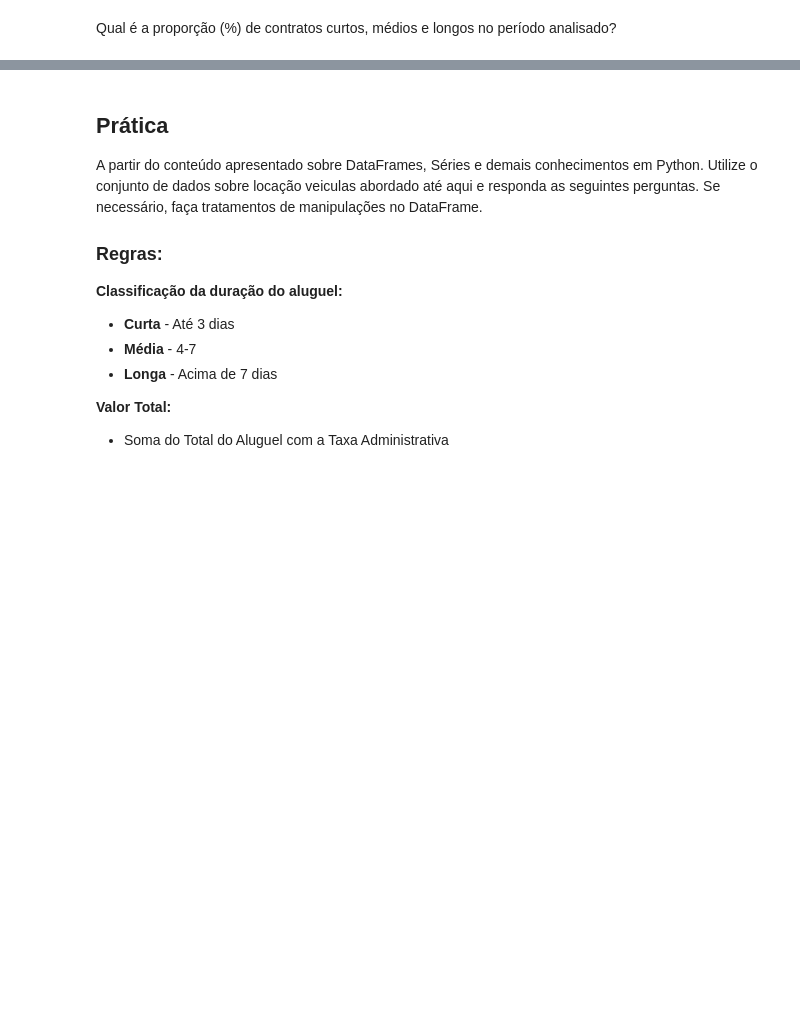
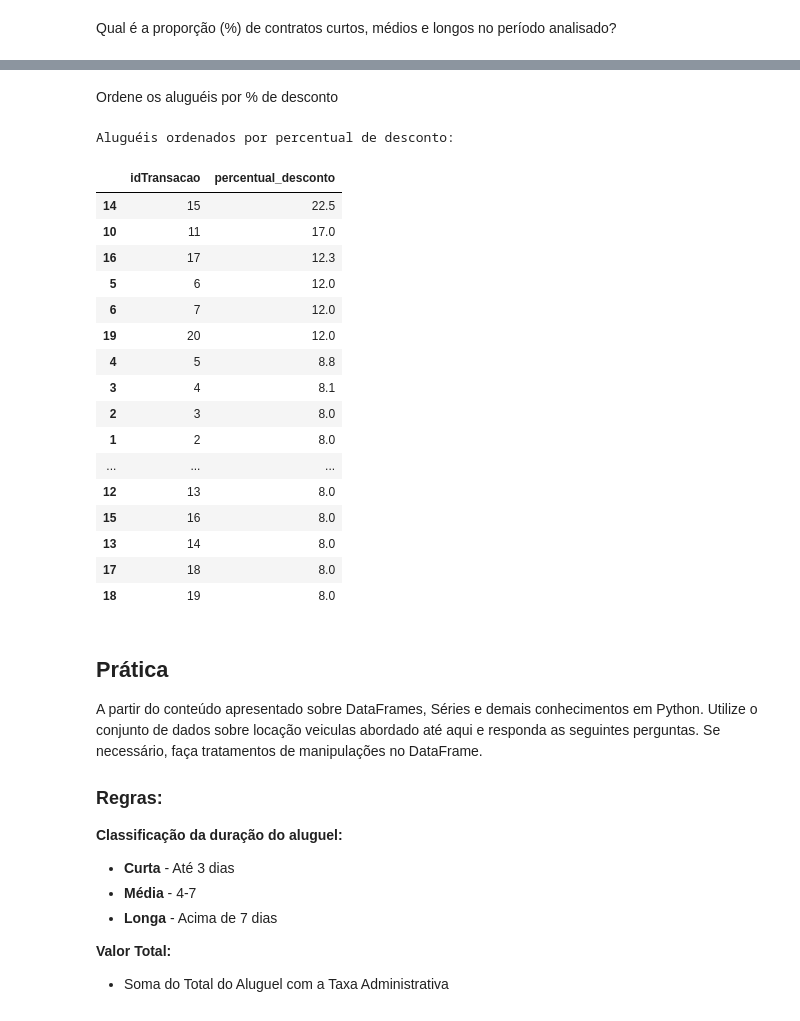
Before and after one commit to Paulodados/analise2_python, a Jupyter notebook: Pandas_Series_Dataframes.ipynb, the cells around one changed output, grey strips where cells are left out. Cells and saved outputs as stored; diff of their text form; code cells hidden in the pictures; blank space fills up the shorter version.

```diff
--- a/Pandas_Series_Dataframes.ipynb
+++ b/Pandas_Series_Dataframes.ipynb
@@ -456,13 +447,2 @@ dtype: float64
 # %% [markdown]
 Qual é a proporção (%) de contratos curtos, médios e longos no período analisado?
-# %%
-df['dtAluguel'] = pd.to_datetime(df['dtAluguel'])
-df['dtDevolucao'] = pd.to_datetime(df['dtDevolucao'])
-df['dtDuracaoDias'] = (df['dtDevolucao']) - (df['dtAluguel']) .df.days
-
-df["classificacao"] = po.cut(df['dtDuracaoDias'],
-                            bins=[0, 3, 7, 100],
-                            labels=['Curto', 'Medio', 'Longo'])
-
-proporcao = df['classificação'].value_counts(normalize=true)*100
-print(proporcao)
@@ -470,0 +485,22 @@ AttributeError: 'Series' object has no attribute 'df'
+# %%
+
+
+# 1. Tratar a coluna 'vlTaxaAdministrativa' e converter para numérico
+# Remover "R$ " e substituir "," por "."
+df['vlTaxaAdministrativa_numerico'] = df['vlTaxaAdministrativa'].str.replace('R\$ ', '', regex=True).str.replace(',', '.', regex=False).astype(float)
+
+# 2. Calcular a Receita Total por Aluguel
+df['receitaTotal_aluguel'] = df['vlLocacao'] + df['vlTaxaAdministrativa_numerico']
+
+# 3. Agrupar por 'idCliente' e somar a 'receitaTotal_aluguel'
+receita_por_cliente = df.groupby('idCliente')['receitaTotal_aluguel'].sum()
+
+# 4. Ordenar a receita por cliente em ordem decrescente
+receita_por_cliente_ordenada = receita_por_cliente.sort_values(ascending=False)
+
+# 5. Selecionar os top 3 clientes
+top_3_clientes = receita_por_cliente_ordenada.head(3)
+
+# Exibir o resultado
+print("Top 3 clientes que mais geraram receita:")
+print(top_3_clientes.round(2)) # Arredonda para 2 casas decimais para formato de moeda
@@ -471,3 +590,35 @@ AttributeError: 'Series' object has no attribute 'df'
+# %% [markdown]
+Ordene os aluguéis por % de desconto
+# %%
+# Calculate the percentage of discount
+# The value_initial is the sum of vlLocacao and vlTaxaAdministrativa_numerico
+df['percentual_desconto'] = ((df['desconto_total']) / df['receitaTotal_aluguel']) * 100
+
+# Order the DataFrame by 'percentual_desconto' in descending order
+df_ordenado_por_desconto = df.sort_values(by='percentual_desconto', ascending=False)
+
+# Display the ordered DataFrame
+print("Aluguéis ordenados por percentual de desconto:")
+display(df_ordenado_por_desconto[['idTransacao', 'percentual_desconto']].round(1))
+# %% [output]
+Aluguéis ordenados por percentual de desconto:
+|  | idTransacao | percentual_desconto |
+| 14 | 15 | 22.5 |
+| 10 | 11 | 17.0 |
+| 16 | 17 | 12.3 |
+| 5 | 6 | 12.0 |
+| 6 | 7 | 12.0 |
+| 19 | 20 | 12.0 |
+| 4 | 5 | 8.8 |
+| 3 | 4 | 8.1 |
+| 2 | 3 | 8.0 |
+| 1 | 2 | 8.0 |
+| ... | ... | ... |
+| 12 | 13 | 8.0 |
+| 15 | 16 | 8.0 |
+| 13 | 14 | 8.0 |
+| 17 | 18 | 8.0 |
+| 18 | 19 | 8.0 |
 # %% [markdown]
 ## **Prática**
 
```
Also changed, not shown: parts of 8 cells of this notebook.
